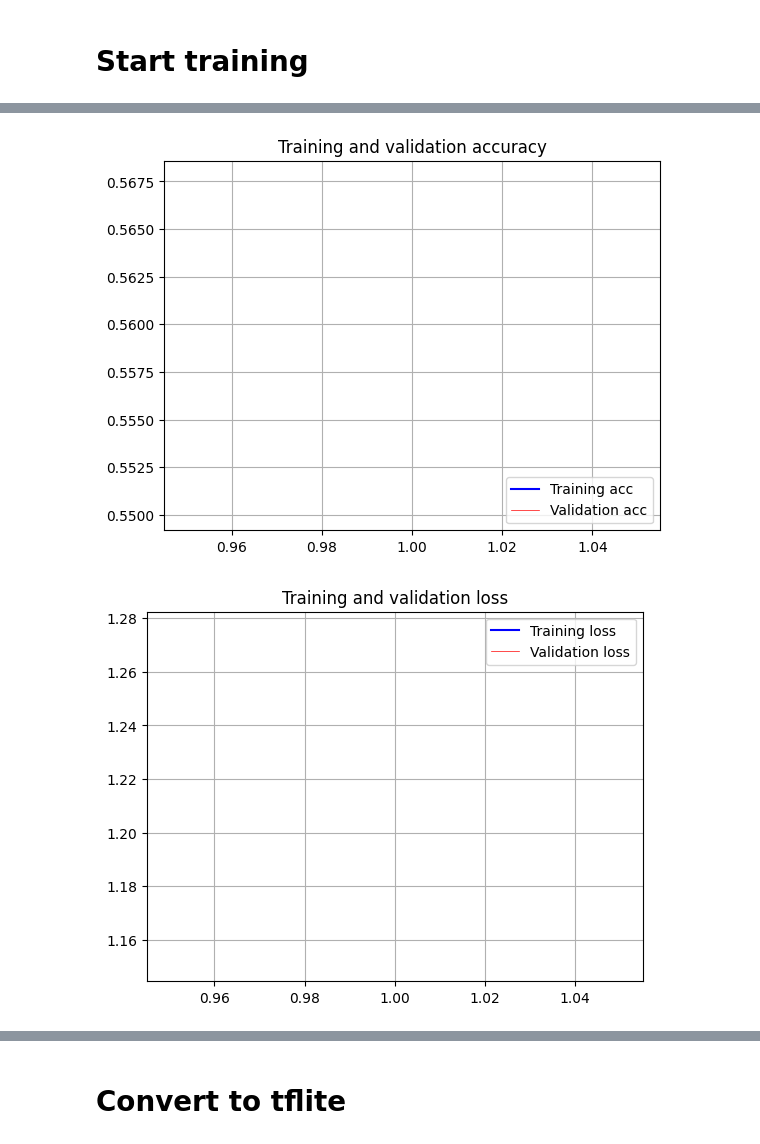
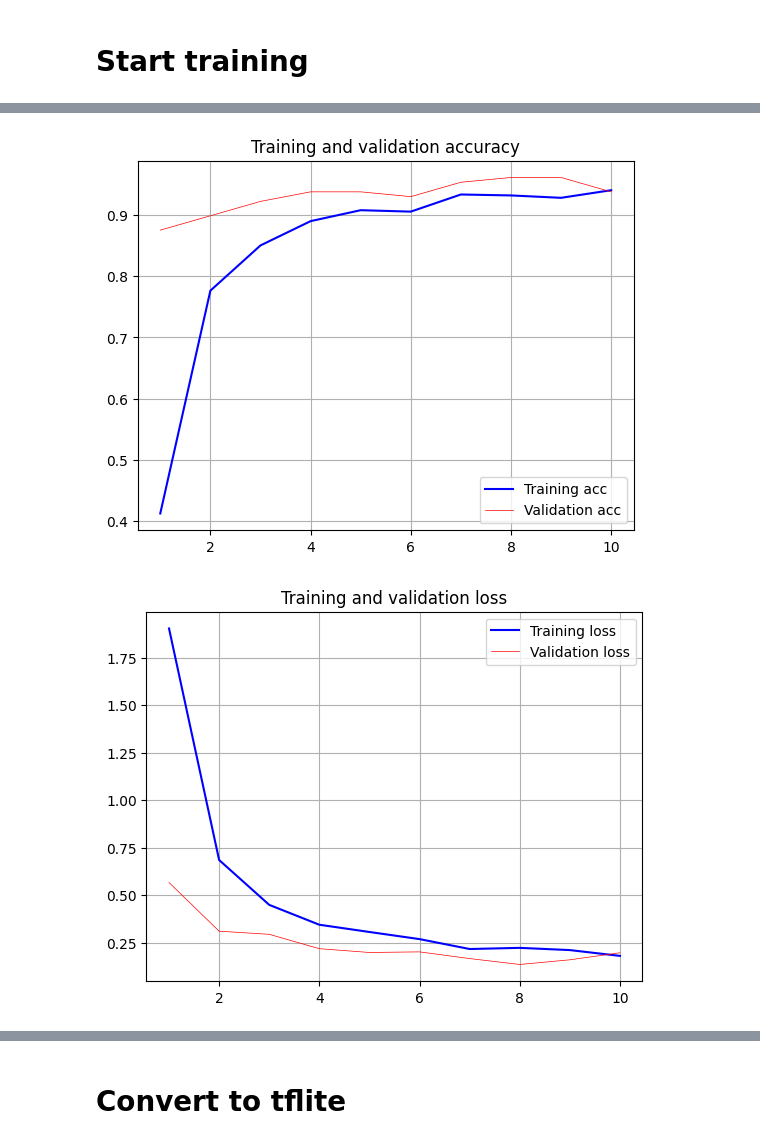
Before and after one commit to yuxunnn/NTHU_WhoAreYouDoggy, a Jupyter notebook: model.ipynb, the cells around one changed output, grey strips where cells are left out. Cells and saved outputs as stored; diff of their text form; code cells hidden in the pictures.

Commit message:
MobileNetV2

```diff
--- a/model.ipynb
+++ b/model.ipynb
@@ -16,11 +16,12 @@ from collections import Counter
 # Global variable
 # %%
 os.environ["CUDA_VISIBLE_DEVICES"] = "0"
+tf.device('/gpu:0')
 print(device_lib.list_local_devices())
-label_classes = ['森森', '牛排', '巧巧', '小白', '花捲', '金毛', '吊吊', '黑胖', '乖狗', '橘子']
+label_classes = ['森森', '牛排', '巧巧', '小白', '花捲', '黑胖', '乖狗', '橘子', '烏龜', '松鼠', '笨鳥']
 
 num_of_class = len(label_classes)
-batch_size = 64
+batch_size = 32
 target_size = (224, 224)
 # %% [output]
 [name: "/device:CPU:0"
@@ -45,12 +46,13 @@ physical_device_desc: "device: 0, name: NVIDIA GeForce RTX 2070, pci bus id: 000
 # %%
 train_datagen = ImageDataGenerator(
     rescale=1./255,
-    validation_split=0.2,horizontal_flip=True,
+    validation_split=0.1,
+    horizontal_flip=True,
     width_shift_range=0.1,
     height_shift_range=0.1,
-    rotation_range=10,
+    rotation_range=15,
     # shear_range=0.1,
-    zoom_range=0.3,
+    zoom_range=0.1,
     # fill_mode='nearest'
 )
 
@@ -65,6 +67,7 @@ train_generator = train_datagen.flow_from_directory(
     shuffle=True,
     subset='training'
 )
+
 for i, j in Counter(train_generator.classes).items():
     print(f"{label_classes[i]} with {j:3d} images")
 print()
@@ -119,19 +122,30 @@ for my_batch in train_generator:
 # %% [markdown]
 # Build model
 # %%
-base_model = tf.keras.applications.MobileNetV3Large(
+base_model = tf.keras.applications.MobileNetV2(
     include_top = False,
     input_shape = target_size + (3, ),
     weights = 'imagenet'
 )
 
+base_model.trainable = False
 
-base_model.trainable = False
+# base_model.summary()
+
+# # fine tune
+# for layer in base_model.layers:
+#     if(layer.name in ['Conv_1', 'Conv_2']):
+#         layer.trainable = True
+#     else:
+#         layer.trainable = False
 
 model = models.Sequential([
     base_model,
-    layers.Conv2D(filters=128, kernel_size=3, activation='relu'),
+    # layers.Conv2D(filters=128, kernel_size=3, activation='relu'),
     layers.GlobalAveragePooling2D(),
+    layers.Flatten(),
+    layers.Dropout(0.5),
+    # layers.Dense(units=64, activation='relu'),
     layers.Dense(num_of_class, activation='softmax')
 ])
 
@@ -174,15 +191,16 @@ model.compile(
     metrics=['accuracy']
 )
 # %%
-model.load_weights(filepath='weights_save/weights005_0.72.hdf5')
+# model.load_weights(filepath='weights_save/weights_L_005_0.72.hdf5')
+# model.load_weights(filepath='weights_save/weights_S_005_0.72.hdf5')
 
 history = model.fit(
     train_generator,
     steps_per_epoch=STEP_SIZE_TRAIN,
     validation_data=valid_generator,
     validation_steps=STEP_SIZE_VALID,
-    epochs=1,
-    callbacks=my_callback
+    epochs=10,
+    # callbacks=my_callback
 )
 
 acc = history.history['accuracy']
@@ -212,5 +249,5 @@ plt.show()
-[figure, old version]
+[figure, new version]
-[figure, old version]
+[figure, new version]
 # %%
 pred_train = model.evaluate(train_generator, verbose=0, steps=STEP_SIZE_TRAIN)
 pred_val = model.evaluate(valid_generator, verbose=0, steps=STEP_SIZE_VALID)
```
Also changed, not shown: parts of 10 cells of this notebook, 10 other files.
